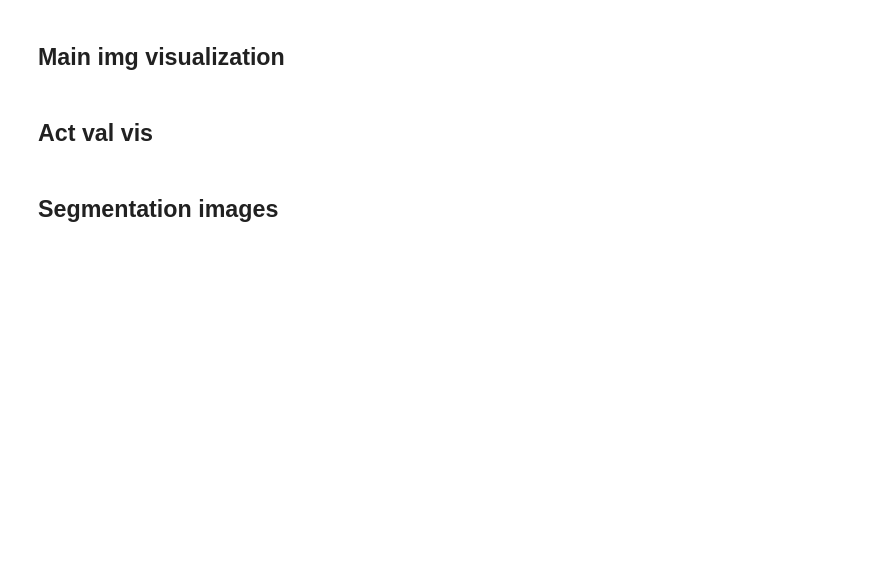
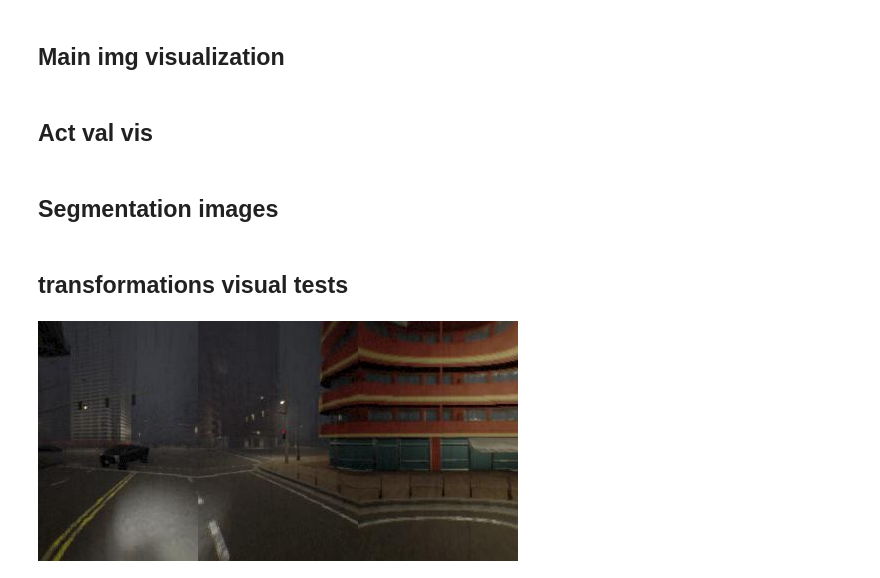
Before and after one commit to eneserciyes/world_on_rails.jl, a Jupyter notebook: notebooks/main_dataset.ipynb, the cells around one changed output. Saved outputs shown, nothing was run; the diff lists cells and outputs as text; code cells hidden in the pictures; blank space fills up the shorter version.

Commit message:
seems like augmentations work, more test needed

```diff
--- a/notebooks/main_dataset.ipynb
+++ b/notebooks/main_dataset.ipynb
@@ -36,3 +36,11 @@ main_dataset[1][5]
 segimg = main_dataset[1][2]
 # %%
 colorview(Gray, Array(segimg))
+# %% [markdown]
+## transformations visual tests
+# %%
+include("../src/data/transformations.jl")
+using Images
+test_img = Images.FileIO.load("../test/data/pycall_test/test.jpg")
+# %% [output]
+[figure, added]
```
Also changed, not shown: parts of 2 cells of this notebook, 3 other files.
